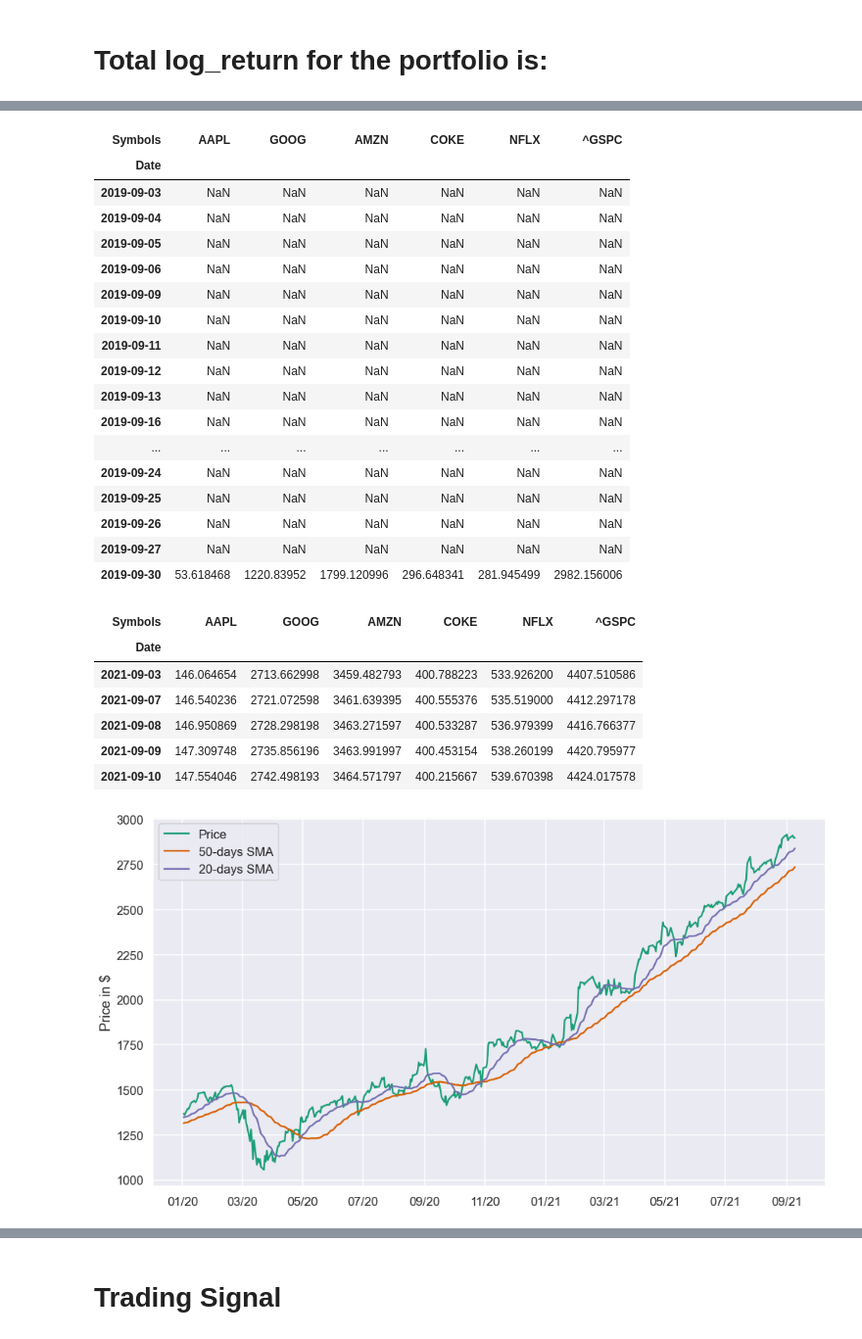
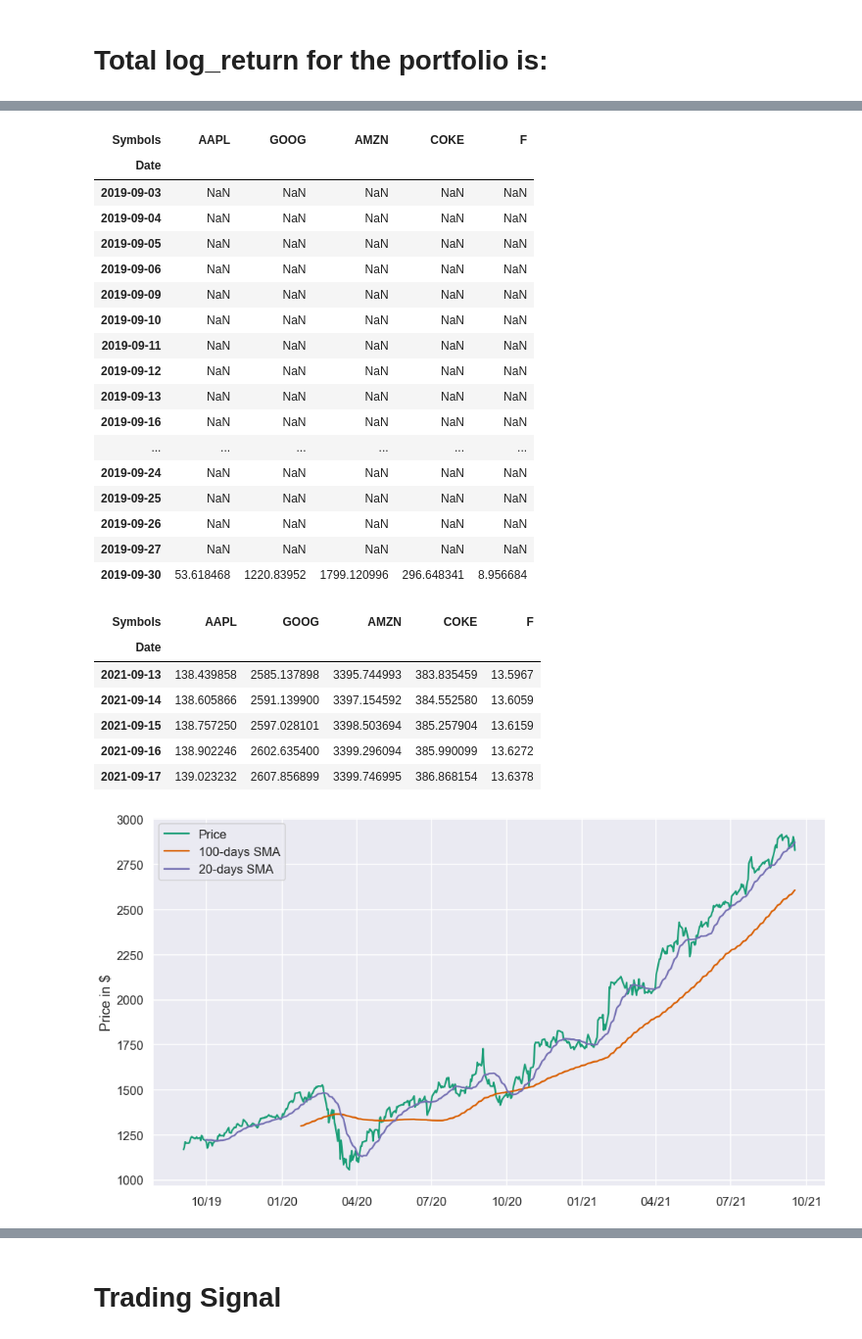
Before and after one commit to johana-aleman06/JG-FinalProject-Stock, a Jupyter notebook: JG Project predictions.ipynb, the cells around one changed output, grey strips where cells are left out. Shown at 98% size. Cells and saved outputs as stored; diff of their text form; code cells hidden in the pictures.

```diff
--- a/JG Project predictions.ipynb
+++ b/JG Project predictions.ipynb
@@ -13,14 +13,14 @@ sns.set(style='darkgrid', context='talk', palette='Dark2')
 
 my_year_month_fmt = mdates.DateFormatter('%m/%y')
 # %%
-# Define the instruments to download. We would like to see Apple, Google and the S&P500 index.
-tickers = ['AAPL', 'GOOG', 'AMZN', 'COKE','NFLX','^GSPC']
+# Define the instruments to download. We would like to see Apple, Google Amazon, Coke and Ford.
+tickers = ['AAPL', 'GOOG', 'AMZN', 'COKE','F']
 
-# We would like all available data from 01/01/2000 until 12/31/2016.
+# We would like all available data from 09/01/2019 until 09/18/2021.
 start_date = '2019-09-01'
-end_date =  dt.datetime.now()
+end_date =  '2021-09-18'
 
 # User pandas_reader.data.DataReader to load the desired data. As simple as that.
 # Getting just the adjusted closing prices. This will return a Pandas DataFrame
 # The index in this DataFrame is the major index of the panel_data.
-panel_data = data.get_data_yahoo(tickers, start = start_date)['Adj Close']
+panel_data = data.get_data_yahoo(tickers, start = start_date, end = end_date)['Adj Close']
@@ -265,52 +346,52 @@ Average yearly return is: 33.24%
 short_rolling = panel_data.rolling(window=20).mean()
 short_rolling.head(20)
 # %% [output]
-| Symbols | AAPL | GOOG | AMZN | COKE | NFLX | ^GSPC |
-| Date |  |  |  |  |  |  |
-| 2019-09-03 | NaN | NaN | NaN | NaN | NaN | NaN |
-| 2019-09-04 | NaN | NaN | NaN | NaN | NaN | NaN |
-| 2019-09-05 | NaN | NaN | NaN | NaN | NaN | NaN |
-| 2019-09-06 | NaN | NaN | NaN | NaN | NaN | NaN |
-| 2019-09-09 | NaN | NaN | NaN | NaN | NaN | NaN |
-| 2019-09-10 | NaN | NaN | NaN | NaN | NaN | NaN |
-| 2019-09-11 | NaN | NaN | NaN | NaN | NaN | NaN |
-| 2019-09-12 | NaN | NaN | NaN | NaN | NaN | NaN |
-| 2019-09-13 | NaN | NaN | NaN | NaN | NaN | NaN |
-| 2019-09-16 | NaN | NaN | NaN | NaN | NaN | NaN |
-| ... | ... | ... | ... | ... | ... | ... |
-| 2019-09-24 | NaN | NaN | NaN | NaN | NaN | NaN |
-| 2019-09-25 | NaN | NaN | NaN | NaN | NaN | NaN |
-| 2019-09-26 | NaN | NaN | NaN | NaN | NaN | NaN |
-| 2019-09-27 | NaN | NaN | NaN | NaN | NaN | NaN |
-| 2019-09-30 | 53.618468 | 1220.83952 | 1799.120996 | 296.648341 | 281.945499 | 2982.156006 |
+| Symbols | AAPL | GOOG | AMZN | COKE | F |
+| Date |  |  |  |  |  |
+| 2019-09-03 | NaN | NaN | NaN | NaN | NaN |
+| 2019-09-04 | NaN | NaN | NaN | NaN | NaN |
+| 2019-09-05 | NaN | NaN | NaN | NaN | NaN |
+| 2019-09-06 | NaN | NaN | NaN | NaN | NaN |
+| 2019-09-09 | NaN | NaN | NaN | NaN | NaN |
+| 2019-09-10 | NaN | NaN | NaN | NaN | NaN |
+| 2019-09-11 | NaN | NaN | NaN | NaN | NaN |
+| 2019-09-12 | NaN | NaN | NaN | NaN | NaN |
+| 2019-09-13 | NaN | NaN | NaN | NaN | NaN |
+| 2019-09-16 | NaN | NaN | NaN | NaN | NaN |
+| ... | ... | ... | ... | ... | ... |
+| 2019-09-24 | NaN | NaN | NaN | NaN | NaN |
+| 2019-09-25 | NaN | NaN | NaN | NaN | NaN |
+| 2019-09-26 | NaN | NaN | NaN | NaN | NaN |
+| 2019-09-27 | NaN | NaN | NaN | NaN | NaN |
+| 2019-09-30 | 53.618468 | 1220.83952 | 1799.120996 | 296.648341 | 8.956684 |
 # %%
 # Calculating the long-window simple moving average
-long_rolling = panel_data.rolling(window=50).mean()
+long_rolling = panel_data.rolling(window=100).mean()
 long_rolling.tail()
 # %% [output]
-| Symbols | AAPL | GOOG | AMZN | COKE | NFLX | ^GSPC |
-| Date |  |  |  |  |  |  |
-| 2021-09-03 | 146.064654 | 2713.662998 | 3459.482793 | 400.788223 | 533.926200 | 4407.510586 |
-| 2021-09-07 | 146.540236 | 2721.072598 | 3461.639395 | 400.555376 | 535.519000 | 4412.297178 |
-| 2021-09-08 | 146.950869 | 2728.298198 | 3463.271597 | 400.533287 | 536.979399 | 4416.766377 |
-| 2021-09-09 | 147.309748 | 2735.856196 | 3463.991997 | 400.453154 | 538.260199 | 4420.795977 |
-| 2021-09-10 | 147.554046 | 2742.498193 | 3464.571797 | 400.215667 | 539.670398 | 4424.017578 |
+| Symbols | AAPL | GOOG | AMZN | COKE | F |
+| Date |  |  |  |  |  |
+| 2021-09-13 | 138.439858 | 2585.137898 | 3395.744993 | 383.835459 | 13.5967 |
+| 2021-09-14 | 138.605866 | 2591.139900 | 3397.154592 | 384.552580 | 13.6059 |
+| 2021-09-15 | 138.757250 | 2597.028101 | 3398.503694 | 385.257904 | 13.6159 |
+| 2021-09-16 | 138.902246 | 2602.635400 | 3399.296094 | 385.990099 | 13.6272 |
+| 2021-09-17 | 139.023232 | 2607.856899 | 3399.746995 | 386.868154 | 13.6378 |
 # %%
-start_date = '2020-01-01'
-end_date = '2021-09-09'
+start_date = '2019-09-01'
+end_date =  '2021-09-18'
 
 #simple moving averages (SMA)
 fig, ax = plt.subplots(figsize=(16,9))
 
 ax.plot(panel_data.loc[start_date:end_date, :].index, panel_data.loc[start_date:end_date, 'GOOG'], label='Price')
-ax.plot(long_rolling.loc[start_date:end_date, :].index, long_rolling.loc[start_date:end_date, 'GOOG'], label = '50-days SMA')
+ax.plot(long_rolling.loc[start_date:end_date, :].index, long_rolling.loc[start_date:end_date, 'GOOG'], label = '100-days SMA')
 ax.plot(short_rolling.loc[start_date:end_date, :].index, short_rolling.loc[start_date:end_date, 'GOOG'], label = '20-days SMA')
 
 ax.legend(loc='best')
 ax.set_ylabel('Price in $')
 ax.xaxis.set_major_formatter(my_year_month_fmt)
 # %% [output]
-[figure, old version]
+[figure, new version]
 # %%
 # Calculating the short-window simple moving average
 short_rolling = panel_data.rolling(window=20).mean()
```
Also changed, not shown: parts of 35 cells of this notebook, 1 other file.
